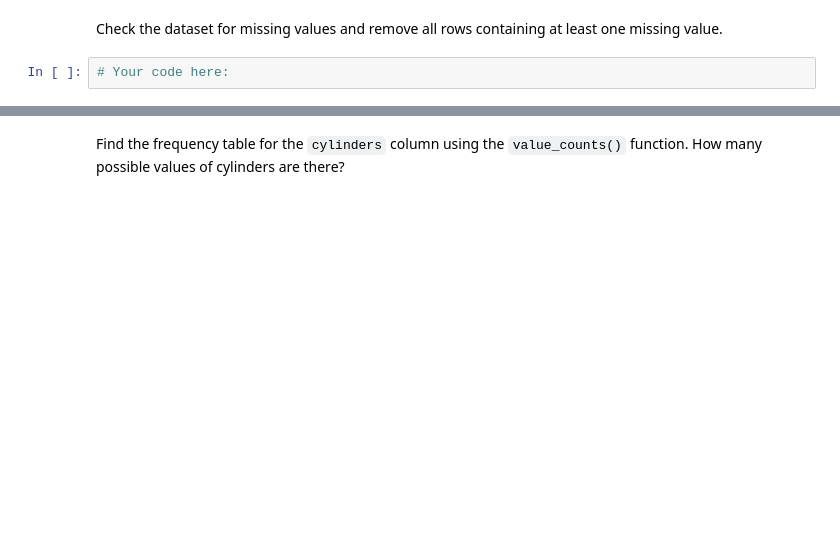
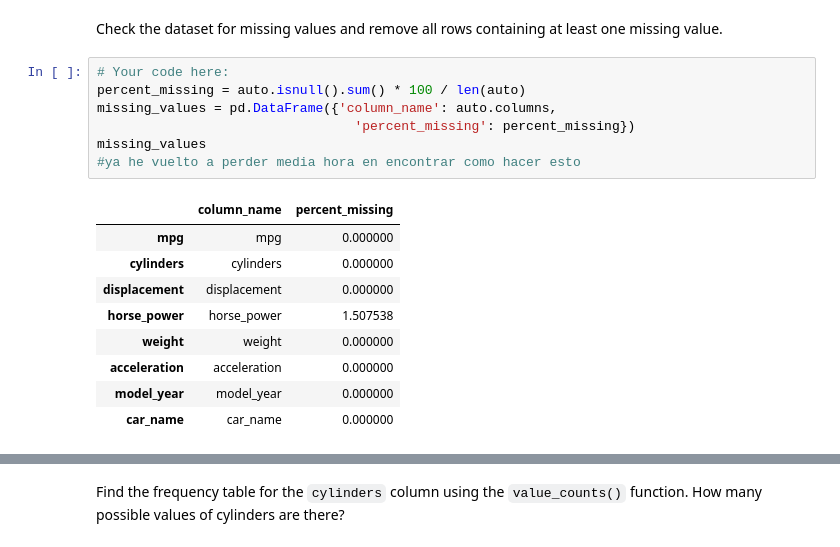
Before and after one commit to ironhack-datalabs/datamad0620, a Jupyter notebook: module-3/lab-supervised-learning-sklearn/your-code/main.ipynb, the cells around one changed output, grey strips where cells are left out. Drawn from its saved outputs; the diff is of its cells as text; blank space fills up the shorter version.

```diff
--- a/module-3/lab-supervised-learning-sklearn/your-code/main.ipynb
+++ b/module-3/lab-supervised-learning-sklearn/your-code/main.ipynb
@@ -256,4 +283,19 @@ What is the newest model year and the oldest model year?
 # %% [markdown]
 Check the dataset for missing values and remove all rows containing at least one missing value.
-# %%
-# Your code here:
+# %%
+# Your code here:
+percent_missing = auto.isnull().sum() * 100 / len(auto)
+missing_values = pd.DataFrame({'column_name': auto.columns,
+                                 'percent_missing': percent_missing})
+missing_values
+#ya he vuelto a perder media hora en encontrar como hacer esto
+# %% [output]
+|  | column_name | percent_missing |
+| mpg | mpg | 0.000000 |
+| cylinders | cylinders | 0.000000 |
+| displacement | displacement | 0.000000 |
+| horse_power | horse_power | 1.507538 |
+| weight | weight | 0.000000 |
+| acceleration | acceleration | 0.000000 |
+| model_year | model_year | 0.000000 |
+| car_name | car_name | 0.000000 |
```
Also changed, not shown: parts of 11 cells of this notebook.
